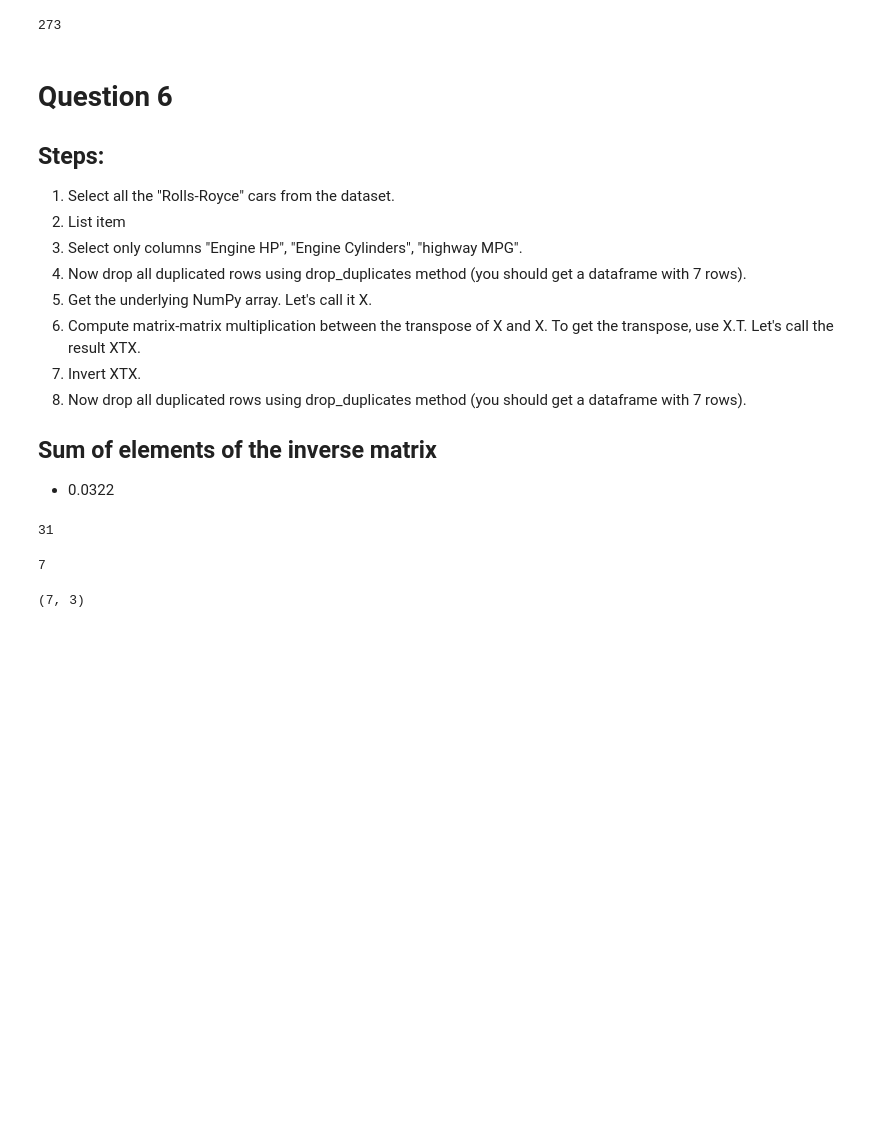
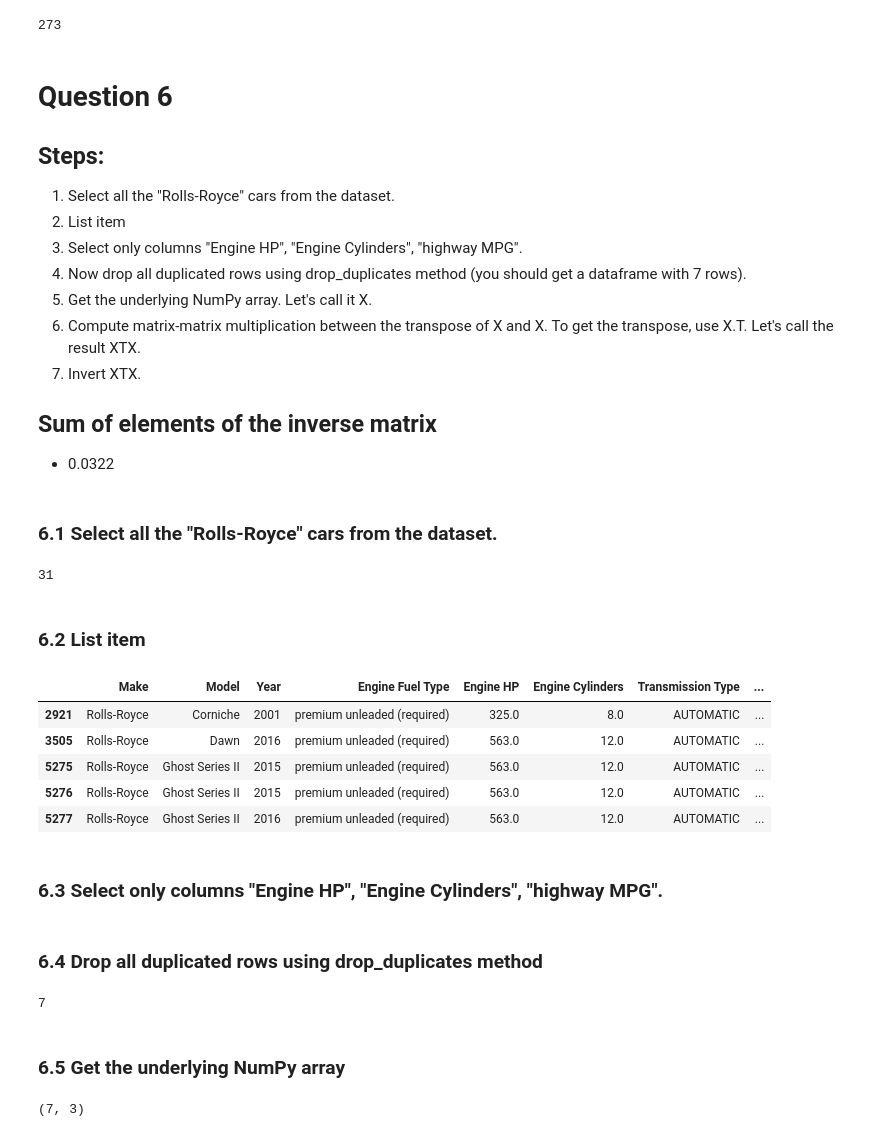
Before and after one commit to BountyHunter1999/Machine-Learning-Zoom-Camp, a Jupyter notebook: Homeworks/Homework #1.ipynb, the cells around one changed output. Drawn from its saved outputs; the diff is of its cells as text; code cells hidden in the pictures; blank space fills up the shorter version.

```diff
--- a/Homeworks/Homework #1.ipynb
+++ b/Homeworks/Homework #1.ipynb
@@ -147,23 +147,42 @@ mean_after
 5.   Get the underlying NumPy array. Let's call it X.
 6.   Compute matrix-matrix multiplication between the transpose of X and X. To get the transpose, use X.T. Let's call the result XTX.
 7. Invert XTX.
-8. Now drop all duplicated rows using drop_duplicates method (you should get a dataframe with 7 rows).
+
 
 ## Sum of elements of the inverse matrix
 
 *  0.0322
+# %% [markdown]
+### 6.1 Select all the "Rolls-Royce" cars from the dataset.
 # %%
 rolls_royce = df[df["Make"] == "Rolls-Royce"]
 len(rolls_royce)
 # %% [output]
 31
+# %% [markdown]
+### 6.2 List item
+# %%
+rolls_royce.head()
+# %% [output]
+|  | Make | Model | Year | Engine Fuel Type | Engine HP | Engine Cylinders | Transmission Type | ... |
+| 2921 | Rolls-Royce | Corniche | 2001 | premium unleaded (required) | 325.0 | 8.0 | AUTOMATIC | ... |
+| 3505 | Rolls-Royce | Dawn | 2016 | premium unleaded (required) | 563.0 | 12.0 | AUTOMATIC | ... |
+| 5275 | Rolls-Royce | Ghost Series II | 2015 | premium unleaded (required) | 563.0 | 12.0 | AUTOMATIC | ... |
+| 5276 | Rolls-Royce | Ghost Series II | 2015 | premium unleaded (required) | 563.0 | 12.0 | AUTOMATIC | ... |
+| 5277 | Rolls-Royce | Ghost Series II | 2016 | premium unleaded (required) | 563.0 | 12.0 | AUTOMATIC | ... |
+# %% [markdown]
+### 6.3 Select only columns "Engine HP", "Engine Cylinders", "highway MPG".
 # %%
 rolls_royce_3c = rolls_royce[[ "Engine HP", "Engine Cylinders", "highway MPG"]]
+# %% [markdown]
+### 6.4 Drop all duplicated rows using drop_duplicates method
 # %%
 unique_rr3c = rolls_royce_3c.drop_duplicates()
 len(unique_rr3c)
 # %% [output]
 7
+# %% [markdown]
+### 6.5 Get the underlying NumPy array
 # %%
 X = pd.DataFrame.to_numpy(unique_rr3c)
 X.shape
```
Also changed, not shown: parts of 7 cells of this notebook.
